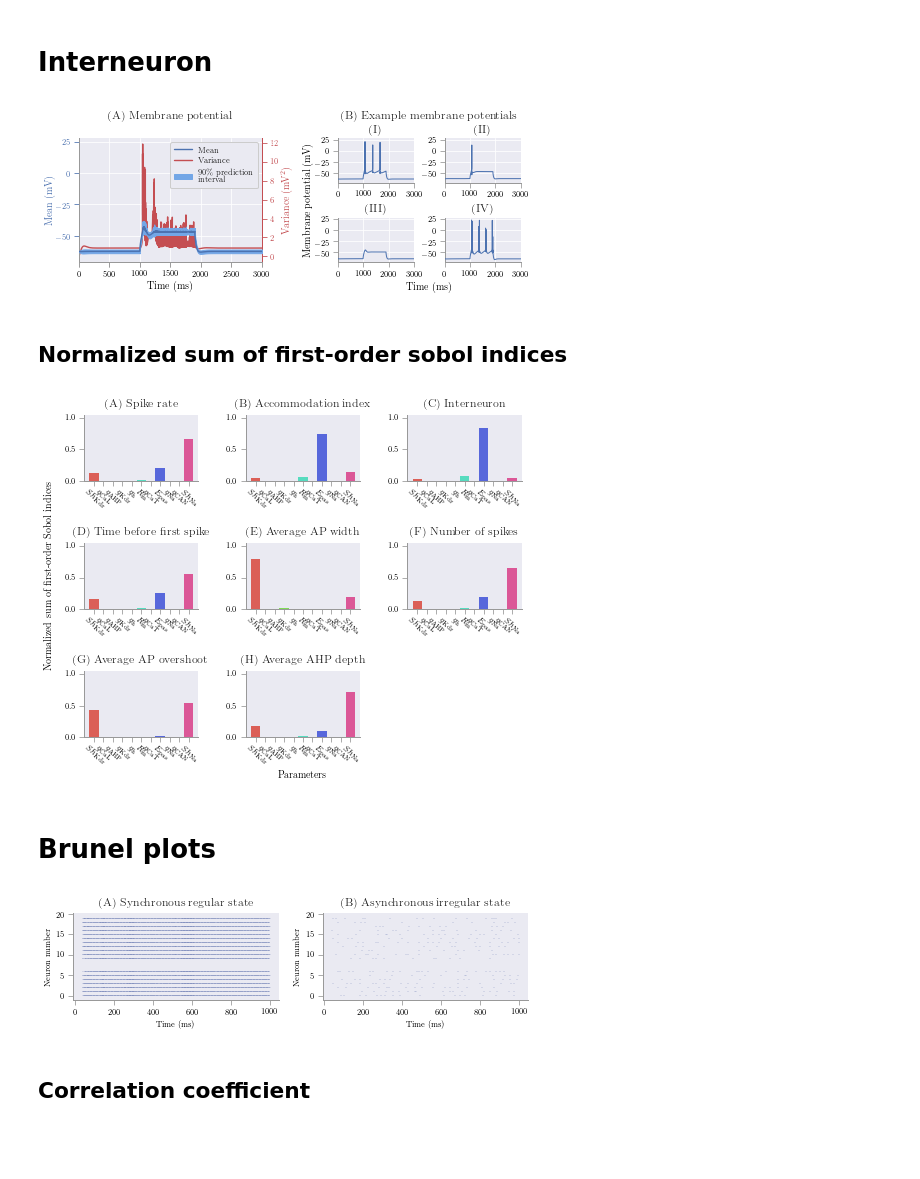
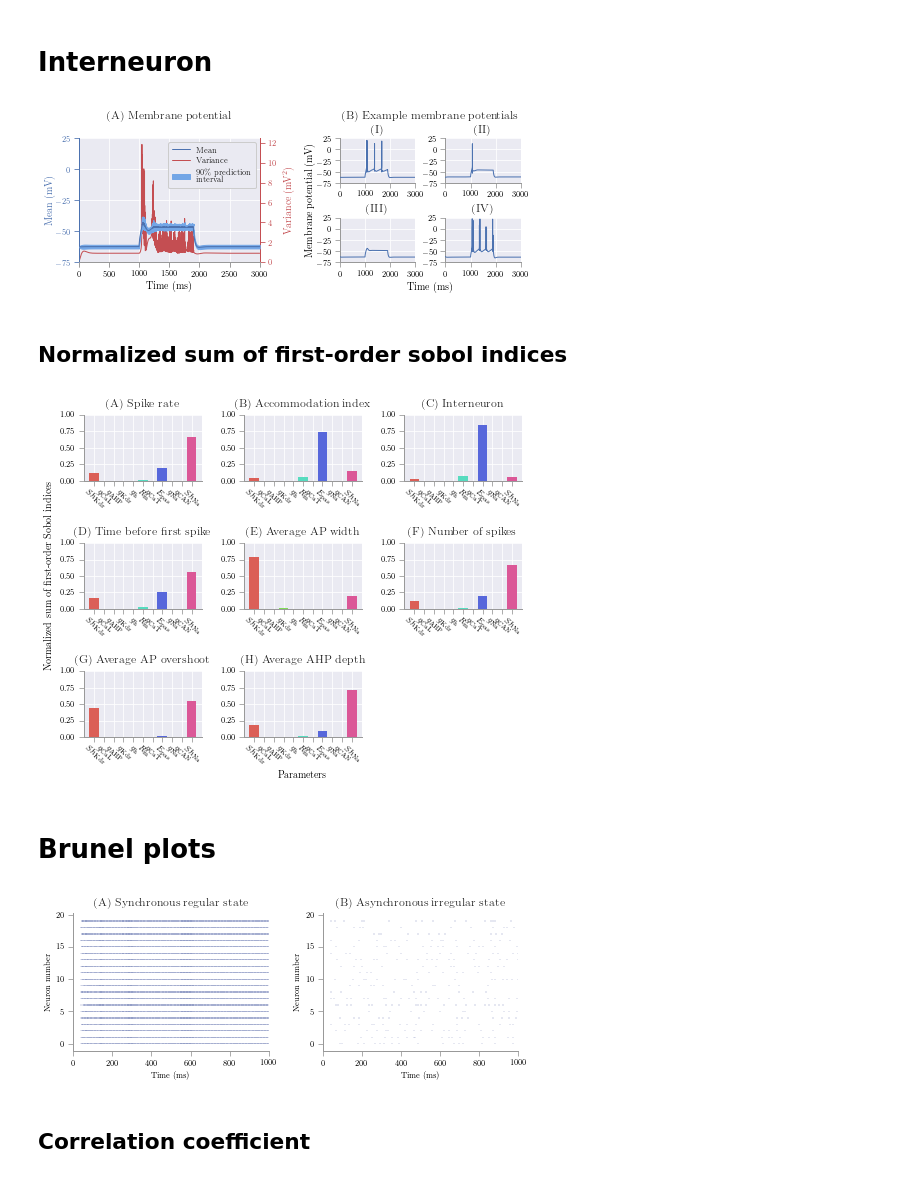
Before and after one commit to simetenn/uncertainpy, a Jupyter notebook: examples/article_plots/figures.ipynb, the cells around one changed output. Drawn from its saved outputs; the diff is of its cells as text; code cells hidden in the pictures; blank space fills up the shorter version.

```diff
--- a/examples/article_plots/figures.ipynb
+++ b/examples/article_plots/figures.ipynb
@@ -15,7 +15,7 @@ labelsize = 10
 titlesize = 12
 fontsize = 8
 ticklabelsize = 8
-linewidth = 1.4
+linewidth = 1
 figsize = (figure_width, figure_width*0.4)
 # %% [markdown]
 ### Utility functions
@@ -274,7 +274,7 @@ for i in range(nr_plots):
                       horizontalalignment="center")
 
 
-    ax.set_ylim([-0.05, 1.05])
+    ax.set_ylim([-0.0, 1.0])
     ax.set_xlim([min(time), max(time)])
     ax.tick_params(labelsize=fontsize)
     ax.set_yticks([0, 0.5, 1])
@@ -320,12 +320,15 @@ ax = plt.subplot(inner[0])
 
 variance_ax = ax
 
-set_style("seaborn-darkgrid")
+
+style = "seaborn-darkgrid"
+
+set_style(style)
 
 colors = get_colormap(palette="deep", nr_colors=4)
 
 
-yticks = [-50, -25, 0, 25]
+yticks = [-75, -50, -25, 0, 25]
 xticks = [0, 1000, 2000, 3000]
 
 title = r"(A) Membrane potential"
@@ -354,6 +357,7 @@ ax2.patch.set_visible(False)
 ax3 = plt.Subplot(fig, inner[0], zorder=-10)
 fig.add_subplot(ax3)
 
+
 ax3.spines["left"].set_visible(True)
 ax3.spines["left"].set_edgecolor(colors[0])
 ax3.set_xlabel(xlabel, labelpad=4, fontsize=labelsize, color="black")
@@ -374,14 +378,17 @@ ax3.tick_params(axis="x", labelsize=fontsize)
 ax.plot(time, variance, color=colors[2], linewidth=linewidth)
 ax.grid(False)
 
+
 ax.spines["right"].set_visible(True)
 ax.spines["right"].set_edgecolor(colors[2])
+ax.patch.set_visible(False)
+ax.tick_params(axis="x",  labelbottom="off", labelsize=fontsize)
+ax2.tick_params(axis="y", which="both", right="off", labelright="off")
+
 ax.tick_params(axis="y", which="both", right="on", left="off", labelright="on", labelleft="off",
                color=colors[2], labelcolor=colors[2], labelsize=fontsize)
-ax.patch.set_visible(False)
-ax.tick_params(axis="x",  labelbottom="off", labelsize=fontsize)
 
-ax2.set_ylabel(r"Variance ($\mathrm{mV}^2$)", color=colors[2], fontsize=labelsize, labelpad=-5)
+ax2.set_ylabel(r"Variance ($\mathrm{mV}^2$)", color=colors[2], fontsize=labelsize, labelpad=23)
 
 
 # Dummy plot to create a label
@@ -395,6 +402,8 @@ ax2.set_xlim([min(time), max(time)])
 ax3.set_xlim([min(time), max(time)])
 
 
+ax3.spines["left"].set_edgecolor(colors[0])
+ax.spines["left"].set_edgecolor(colors[0])
 
 inner = gridspec.GridSpecFromSubplotSpec(2, 2,
                                          subplot_spec=outer[1],
@@ -422,7 +431,8 @@ palette = "deep"
 indices = [653, 12, 342, 697]
 titles = ["(I)", "(II)", "(III)", "(IV)"]
 
-set_style("seaborn-darkgrid")
+
+set_style(style)
 for i in range(len(indices)):
     plt.rcParams.update({"axes.titlepad": 6})
     ax = plt.Subplot(fig, inner[i])
@@ -431,39 +441,29 @@ for i in range(len(indices)):
                color=0,
                palette=palette,
                nr_colors=nr_colors,
-               linewidth=1)
+               linewidth=linewidth,
+               style=style)
 
     ax.tick_params(axis="both", which="both", labelsize=fontsize)
     ax.set_title(titles[i], fontsize=titlesize)
     ax.set_yticks(yticks)
     ax.set_xticks(xticks)
-    #ax.annotate(titles[i], xy=(0, 0), xytext=(0.85, 0.8), fontsize=titlesize, textcoords="axes fraction", horizontalalignment="center")
     fig.add_subplot(ax)
 
-
-ymax = []
-ymin = []
-
-for i in range(len(indices)):
-     ymax.append(max(evaluations[indices[i]]))
-     ymin.append(min(evaluations[indices[i]]))
-
-ymax = max(ymax) + 5
-ymin = min(ymin) - 5
 
 axes = fig.get_axes()
 for ax in axes:
     if ax != variance_ax:
-        ax.set_ylim([ymin, ymax])
+        ax.set_ylim([-75, 25])
         ax.set_xlim([min(time), max(time)])
 
+variance_ax.set_ylim([0, 12.5])
 
 outer.tight_layout(fig)
-#plt.subplots_adjust(bottom=0.11, top=0.85, left=0.07, right=0.98)
 plt.savefig("figures/lgn_confidence_result.eps")
 plt.show()
 # %% [output]
-[figure, old version]
+[figure, new version]
 # %% [markdown]
 ## Normalized sum of first-order sobol indices
 # %%
@@ -487,7 +487,9 @@ grid_y_size = int(np.ceil(nr_plots/float(grid_x_size)))
 
 set_latex_font()
 
-set_style("seaborn-dark")
+style = "seaborn-darkgrid"
+
+set_style(style)
 
 set_latex_font()
 plt.rcParams.update({"axes.titlepad": 8})
@@ -554,13 +556,14 @@ for i in range(0, grid_x_size*grid_y_size):
                   nr_colors=len(interneuron.uncertain_parameters),
                   index=index,
                   ax=ax,
-                  palette="hls")
+                  palette="hls",
+                  style=style)
         #ax.set_xlabels(xlabels)
 
         for tick in ax.get_xticklabels():
             tick.set_rotation(-40)
 
-        ax.set_ylim([0, 1.05])
+        ax.set_ylim([0, 1.])
         ax.set_title("({}) ".format(string.ascii_uppercase[i]) + title, fontsize=titlesize)
         #ax.set_xticklabels(xlabels, fontsize=labelsize)
         ax.tick_params(labelsize=fontsize)
@@ -572,7 +575,7 @@ plt.subplots_adjust(bottom=0.13, left=0.1)
 plt.savefig("figures/lgn_sensitivity.eps")
 plt.show()
 # %% [output]
-[figure, old version]
+[figure, new version]
 # %% [markdown]
 # Brunel plots
 # %%
@@ -599,42 +602,42 @@ labels = AI.get_labels("brunel_network")
 xlabel, ylabel, zlabel = labels
 
 
-set_style("seaborn-dark")
+set_style("seaborn-white")
 set_latex_font()
-fig, axes = plt.subplots(ncols=2, figsize=(figure_width, figure_width*0.3))
+fig, axes = plt.subplots(ncols=2, figsize=(figure_width, figure_width*0.4))
 
 
 
 colormap = get_colormap(palette="dark", nr_colors=6)
 
 
 # Synchronous regular state
 axes[0].eventplot(evaluations_SR[3], linewidths=0.2, color=colormap[0], linelengths=0.2)
 axes[0].tick_params(axis="both", which="both", labelsize=fontsize)
 axes[0].set_title("(A) Synchronous regular state", fontsize=titlesize)
 axes[0].set_ylabel("Neuron number", fontsize=fontsize)
 axes[0].set_xlabel(xlabel, fontsize=fontsize)
 axes[0].tick_params(axis="x", which="both", labelcolor="black", labelsize=fontsize)
 axes[0].tick_params(axis="y", which="both", labelcolor="black", labelsize=fontsize)
-#axes[0].set_xlim([time[0], time[-1]])
+axes[0].set_xlim([time[0], time[-1]])
 #axes[0].set_ylim([0, 19])
 
 # Asynchronous irregular state
 axes[1].eventplot(evaluations_AI[3], linewidths=0.2, color=colormap[0], linelengths=0.2)
 axes[1].tick_params(axis="both", which="both", labelsize=fontsize)
 axes[1].set_title("(B) Asynchronous irregular state", fontsize=titlesize)
 axes[1].set_ylabel("Neuron number", fontsize=fontsize)
 axes[1].set_xlabel(xlabel, fontsize=fontsize)
 axes[1].tick_params(axis="x", which="both", labelcolor="black", labelsize=fontsize)
 axes[1].tick_params(axis="y", which="both", labelcolor="black", labelsize=fontsize)
-#axes[1].set_xlim([time[0], time[-1]])
+axes[1].set_xlim([time[0], time[-1]])
 #axes[1].set_ylim([0, 19])
 
 plt.tight_layout()
 plt.savefig("figures/brunel_results.eps")
 plt.show()
 # %% [output]
-[figure, old version]
+[figure, new version]
 # %% [markdown]
 ## Correlation coefficient
 # %%
```
Also changed, not shown: parts of 5 cells of this notebook, 1 other file.
